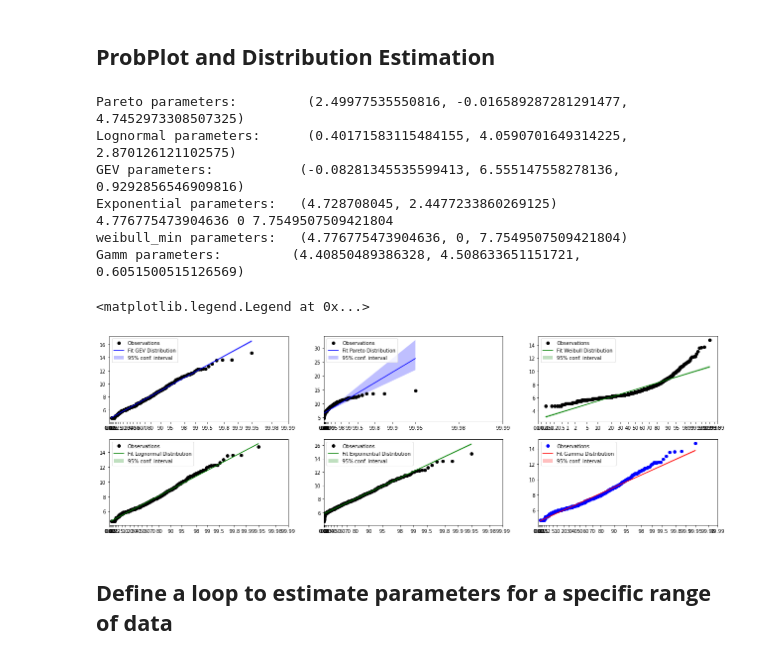
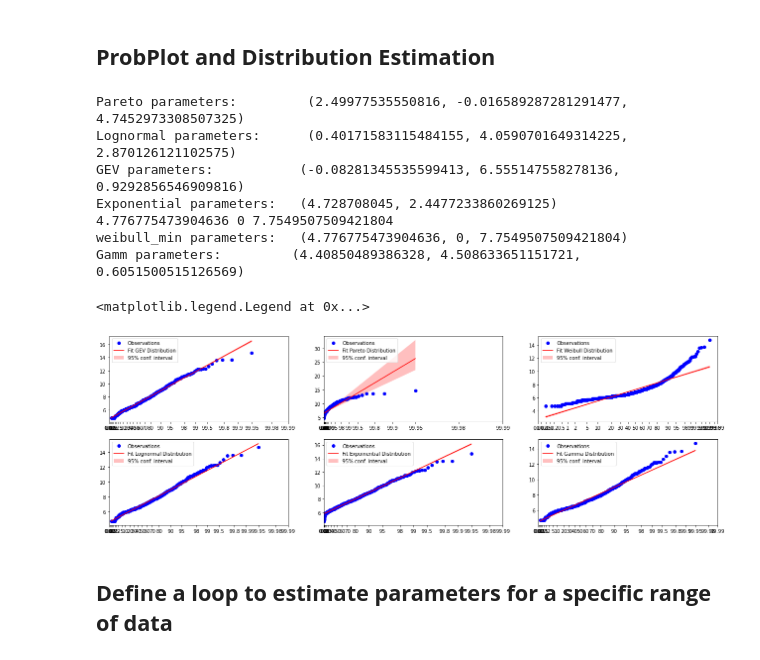
Before and after one commit to MehrdadHeyrani/Distribution-Fitting-in-Python, a Jupyter notebook: Distribution_fitting.ipynb, the cells around one changed output. Drawn from its saved outputs; the diff is of its cells as text; code cells hidden in the pictures.

```diff
--- a/Distribution_fitting.ipynb
+++ b/Distribution_fitting.ipynb
@@ -268,8 +268,8 @@ fig = probscale.probplot(x,
     bestfit=True,
     estimate_ci=True,
     dist=genextreme(a,b,c),
-    line_kws={'label': 'Fit GEV Distribution', 'color': 'b'},
-    scatter_kws={'label': 'Observations', 'color': 'black'}
+    line_kws={'label': 'Fit GEV Distribution', 'color': 'r'},
+    scatter_kws={'label': 'Observations', 'color': 'b'}
 )
 
 fig = probscale.probplot(x,
@@ -278,8 +278,8 @@ fig = probscale.probplot(x,
     bestfit=True,
     estimate_ci=True,
     dist=pareto(shape,loc,scale),
-    line_kws={'label': 'Fit Pareto Distribution', 'color': 'b'},
-    scatter_kws={'label': 'Observations', 'color': 'black'}
+    line_kws={'label': 'Fit Pareto Distribution', 'color': 'r'},
+    scatter_kws={'label': 'Observations', 'color': 'b'}
 )
 
 fig = probscale.probplot(x,
@@ -288,8 +288,8 @@ fig = probscale.probplot(x,
     bestfit=True,
     estimate_ci=True,
     dist=lognorm(p1,p2,p3),
-    line_kws={'label': 'Fit Lognormal Distribution', 'color': 'green'},
-    scatter_kws={'label': 'Observations', 'color': 'black'}
+    line_kws={'label': 'Fit Lognormal Distribution', 'color': 'r'},
+    scatter_kws={'label': 'Observations', 'color': 'b'}
 )
 
 fig = probscale.probplot(x,
@@ -298,8 +298,8 @@ fig = probscale.probplot(x,
     bestfit=True,
     estimate_ci=True,
     dist=stats.expon(e1,e2),
-    line_kws={'label': 'Fit Expoinential Distribution', 'color': 'green'},
-    scatter_kws={'label': 'Observations', 'color': 'black'}
+    line_kws={'label': 'Fit Expoinential Distribution', 'color': 'r'},
+    scatter_kws={'label': 'Observations', 'color': 'b'}
 )
 
 fig = probscale.probplot(x,
@@ -308,36 +308,36 @@ fig = probscale.probplot(x,
     bestfit=True,
     estimate_ci=True,
     dist=stats.weibull_min(shape1, loc1, scale1 ),
-    line_kws={'label': 'Fit Weibull Distribution', 'color': 'green'},
-    scatter_kws={'label': 'Observations', 'color': 'black'}
+    line_kws={'label': 'Fit Weibull Distribution', 'color': 'r'},
+    scatter_kws={'label': 'Observations', 'color': 'b'}
 )
 
 fig = probscale.probplot(x,
     ax=axs[1,2],
     plottype='prob',
     bestfit=True,
     estimate_ci=True,
     dist=stats.gamma(fit_alpha, fit_loc, fit_beta ),
     line_kws={'label': 'Fit Gamma Distribution', 'color': 'r'},
     scatter_kws={'label': 'Observations', 'color': 'b'}
 )
 
 axs[0,0].legend(loc='upper left')
 axs[0,1].legend(loc='upper left')
 axs[1,0].legend(loc='upper left')
 axs[1,1].legend(loc='upper left')
 axs[0,2].legend(loc='upper left')
 axs[1,2].legend(loc='upper left')
 # %% [output]
 Pareto parameters:         (2.49977535550816, -0.016589287281291477, 4.7452973308507325)
 Lognormal parameters:      (0.40171583115484155, 4.0590701649314225, 2.870126121102575)
 GEV parameters:           (-0.08281345535599413, 6.555147558278136, 0.9292856546909816)
 Exponential parameters:   (4.728708045, 2.4477233860269125)
 4.776775473904636 0 7.7549507509421804
 weibull_min parameters:   (4.776775473904636, 0, 7.7549507509421804)
 Gamm parameters:         (4.40850489386328, 4.508633651151721, 0.6051500515126569)
 <matplotlib.legend.Legend at 0x...>
-[figure, old version]
+[figure, new version]
 # %% [markdown]
 ## **Define a loop to estimate parameters for a specific range of data**
 # %%
```
Also changed, not shown: parts of 14 cells of this notebook.
